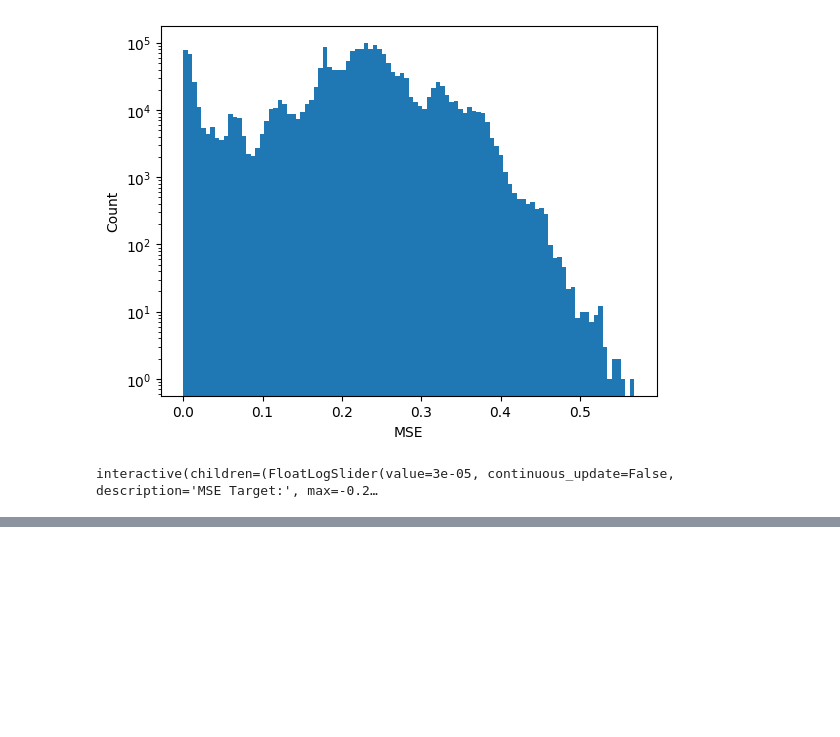
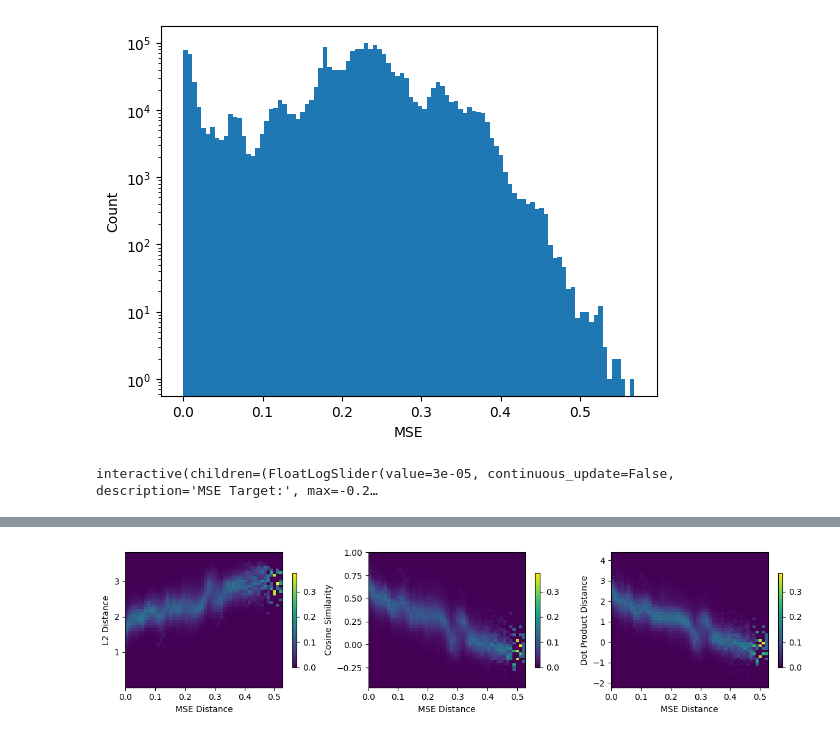
Before and after one commit to LuisCarretero/similar-expressions, a Jupyter notebook: src/dev/sampling_analysis.ipynb, the cells around one changed output, grey strips where cells are left out. Drawn from its saved outputs; the diff is of its cells as text; code cells hidden in the pictures; blank space fills up the shorter version.

```diff
--- a/src/dev/sampling_analysis.ipynb
+++ b/src/dev/sampling_analysis.ipynb
@@ -168,0 +243,53 @@ interactive(children=(FloatLogSlider(value=3e-05, continuous_update=False, descr
+# %%
+# Calculating z and y distances for all samples in training set
+
+N = 2**19
+BATCH_SIZE = 2**15
+N = (min(len(train_loader.dataset), N) // BATCH_SIZE) * BATCH_SIZE  # Round down to nearest batch size
+
+values = data_from_loader(train_loader, 'values', max_length=N)
+
+z_dist = torch.empty(N, 3)
+for i, x in tqdm(enumerate(data_from_loader(train_loader, 'x', batch_size=BATCH_SIZE, max_length=N)), total=N//BATCH_SIZE, desc='Calculating z distances'):
+    mean, ln_var = model.encoder(x)
+
+    l2_dist = torch.norm(mean - z_target, dim=1)
+    cos_sim = F.cosine_similarity(mean, z_target)
+    dot_prod = torch.sum(mean * z_target, dim=1)
+
+    z_dist[i*BATCH_SIZE:(i+1)*BATCH_SIZE] = torch.stack([l2_dist, cos_sim, dot_prod], dim=1)
+
+y_dist = torch.mean((values - values_target)**2, dim=1)  # MSE
+# %%
+fig, (ax1, ax2, ax3) = plt.subplots(1, 3, figsize=(12, 3))
+
+# L2 Distance
+h1, xedges, yedges, im1 = ax1.hist2d(y_dist.numpy(), z_dist[:, 0].numpy(), bins=50, cmap='viridis')
+h1 = h1 / h1.sum(axis=1, keepdims=True)  # Normalize each column
+im1.set_array(h1.T)
+im1.set_clim(0, h1.max())  # Set colormap range from 0 to 1
+plt.colorbar(im1, ax=ax1, shrink=0.7)
+ax1.set_xlabel('MSE Distance')
+ax1.set_ylabel('L2 Distance')
+
+# Cosine Similarity
+h2, xedges, yedges, im2 = ax2.hist2d(y_dist.numpy(), z_dist[:, 1].numpy(), bins=50, cmap='viridis')
+h2 = h2 / h2.sum(axis=1, keepdims=True)  # Normalize each column
+im2.set_array(h2.T)
+im2.set_clim(0, h2.max())  # Set colormap range from 0 to 1
+plt.colorbar(im2, ax=ax2, shrink=0.7)
+ax2.set_xlabel('MSE Distance')
+ax2.set_ylabel('Cosine Similarity')
+
+# Dot Product
+h3, xedges, yedges, im3 = ax3.hist2d(y_dist.numpy(), z_dist[:, 2].numpy(), bins=50, cmap='viridis')
+h3 = h3 / h3.sum(axis=1, keepdims=True)  # Normalize each column
+im3.set_array(h3.T)
+im3.set_clim(0, h3.max())  # Set colormap range from 0 to 1
+plt.colorbar(im3, ax=ax3, shrink=0.7)
+ax3.set_xlabel('MSE Distance')
+ax3.set_ylabel('Dot Product Distance')
+
+plt.tight_layout()
+# %% [output]
+[figure, added]
```
Also changed, not shown: parts of 18 cells of this notebook, 6 other files.
